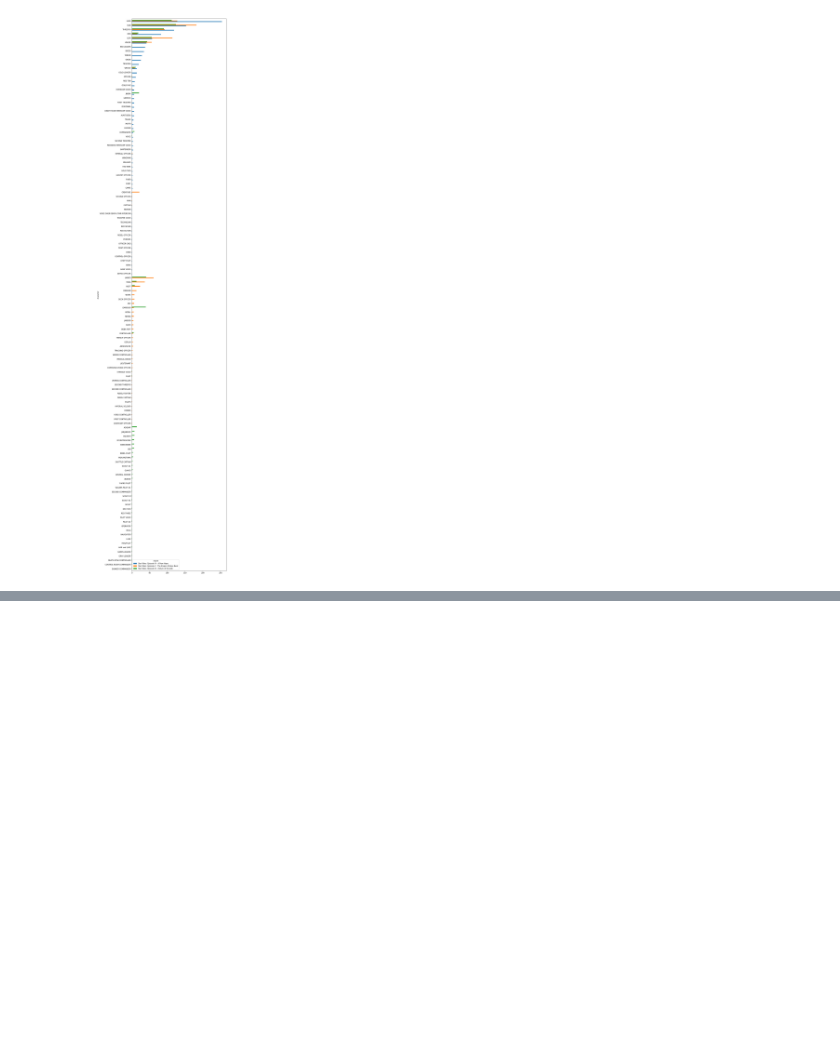
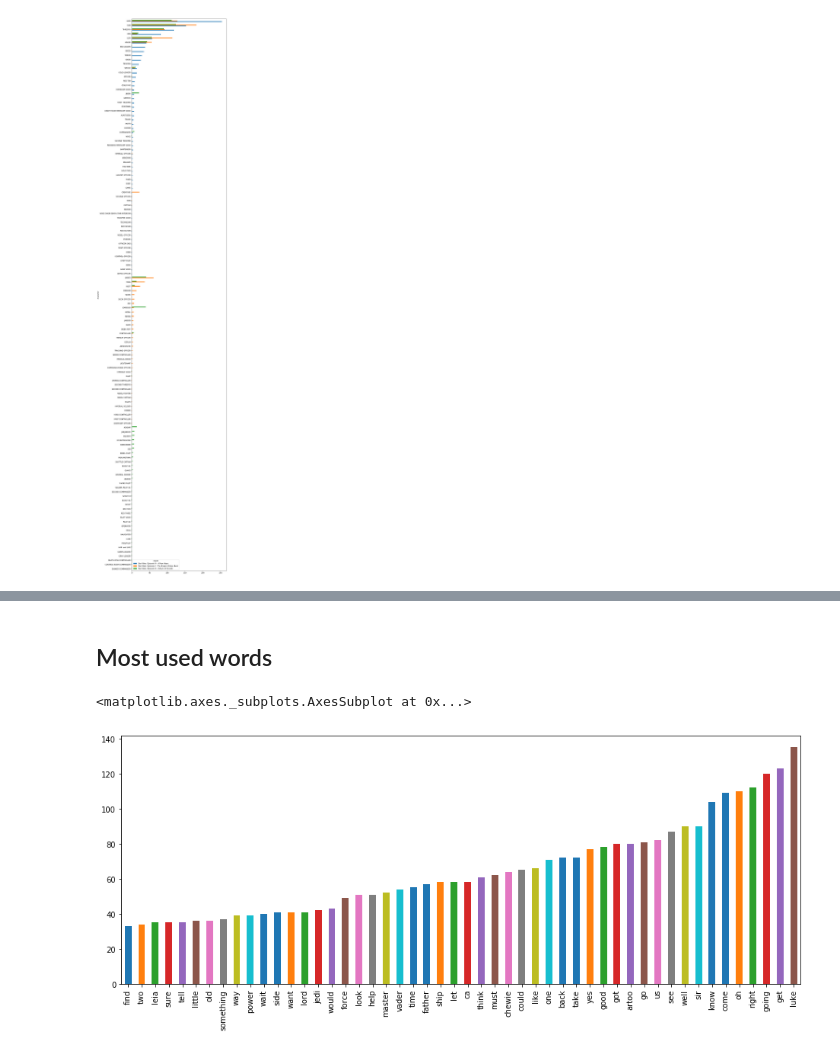
Before and after one commit to leotok/starwars-text-mining, a Jupyter notebook: script-analysis.ipynb, the cells around one changed output, grey strips where cells are left out. Cells and saved outputs as stored; diff of their text form; code cells hidden in the pictures; blank space fills up the shorter version.

```diff
--- a/script-analysis.ipynb
+++ b/script-analysis.ipynb
@@ -98,0 +119,39 @@ character_dialogue_count.sort_values(by=[SW_EP4,SW_EP5,SW_EP6], ascending=True).
+# %% [markdown]
+## Most used words
+# %%
+from nltk.stem.snowball import SnowballStemmer
+from nltk.corpus import stopwords
+
+stop_words_set = set(stopwords.words("english"))
+stop_words_set.add("n't")
+stop_words_set.add("...")
+stop_words_set.add("'s")
+stop_words_set.add("'re")
+stop_words_set.add("'m")
+stop_words_set.add("'ll")
+stop_words_set.add("'ve")
+stop_words_set.add("'ve")
+stop_words_set.add("'d")
+
+def clean(x):
+    x = x.lower()
+    tokens = nltk.word_tokenize(x)
+    tokens = [t for t in tokens if t not in set(string.punctuation)]
+    tokens = [t for t in tokens if t not in stop_words_set]
+    return tokens
+
+tokenized_wo_stopword = trilogy['dialogue'].apply(clean)
+most_used_words_dict = {}
+
+for token in tokenized_wo_stopword:
+    for word in token:
+        if word in most_used_words_dict:
+            most_used_words_dict[word] = most_used_words_dict[word] + 1
+        else:
+            most_used_words_dict[word] = 0
+
+muw = pd.Series(data=most_used_words_dict)
+muw.sort_values()[-50:].plot.bar(figsize=(16,6))
+# %% [output]
+<matplotlib.axes._subplots.AxesSubplot at 0x...>
+[figure, added]
```
Also changed, not shown: parts of 6 cells of this notebook.
